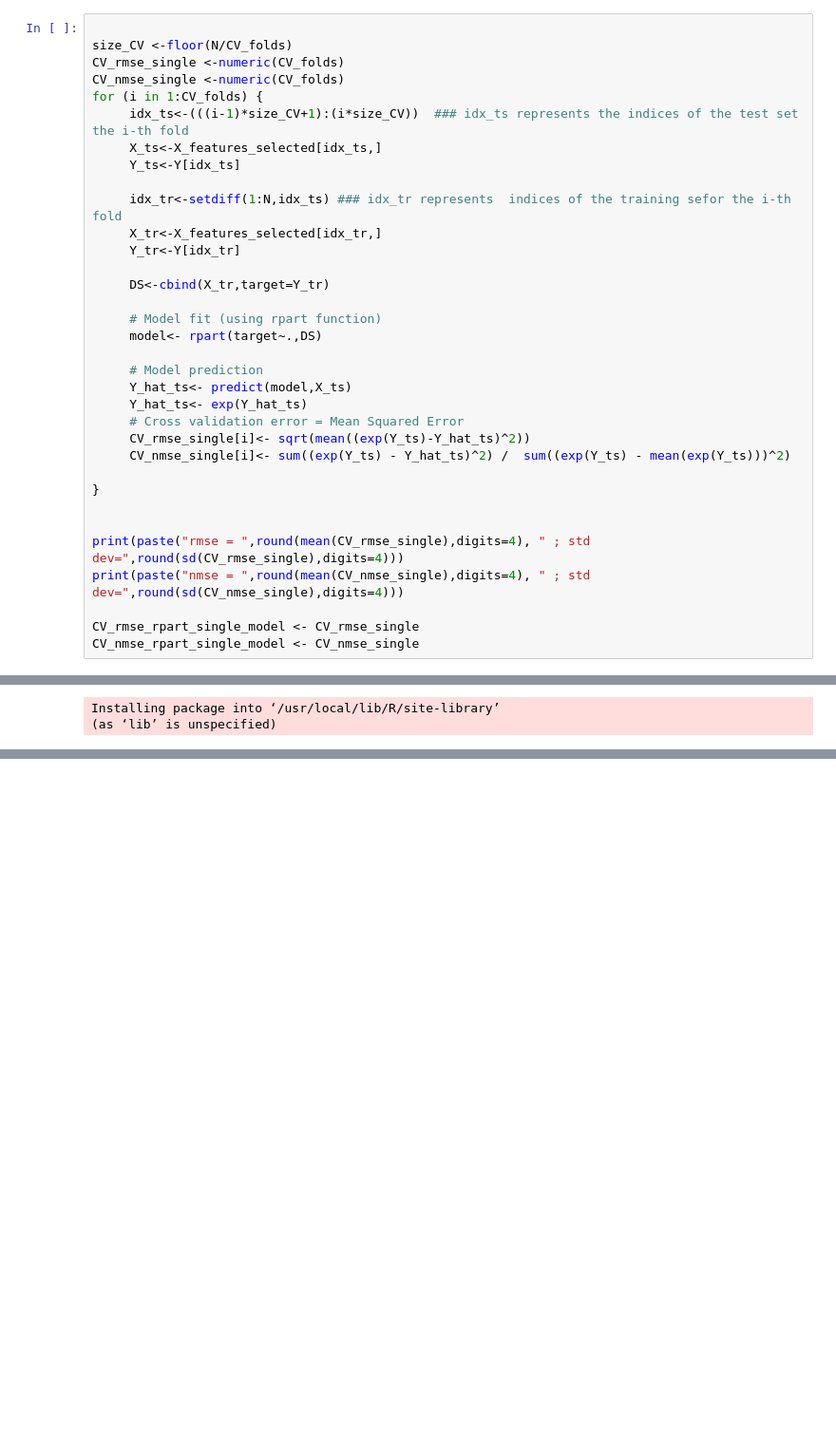
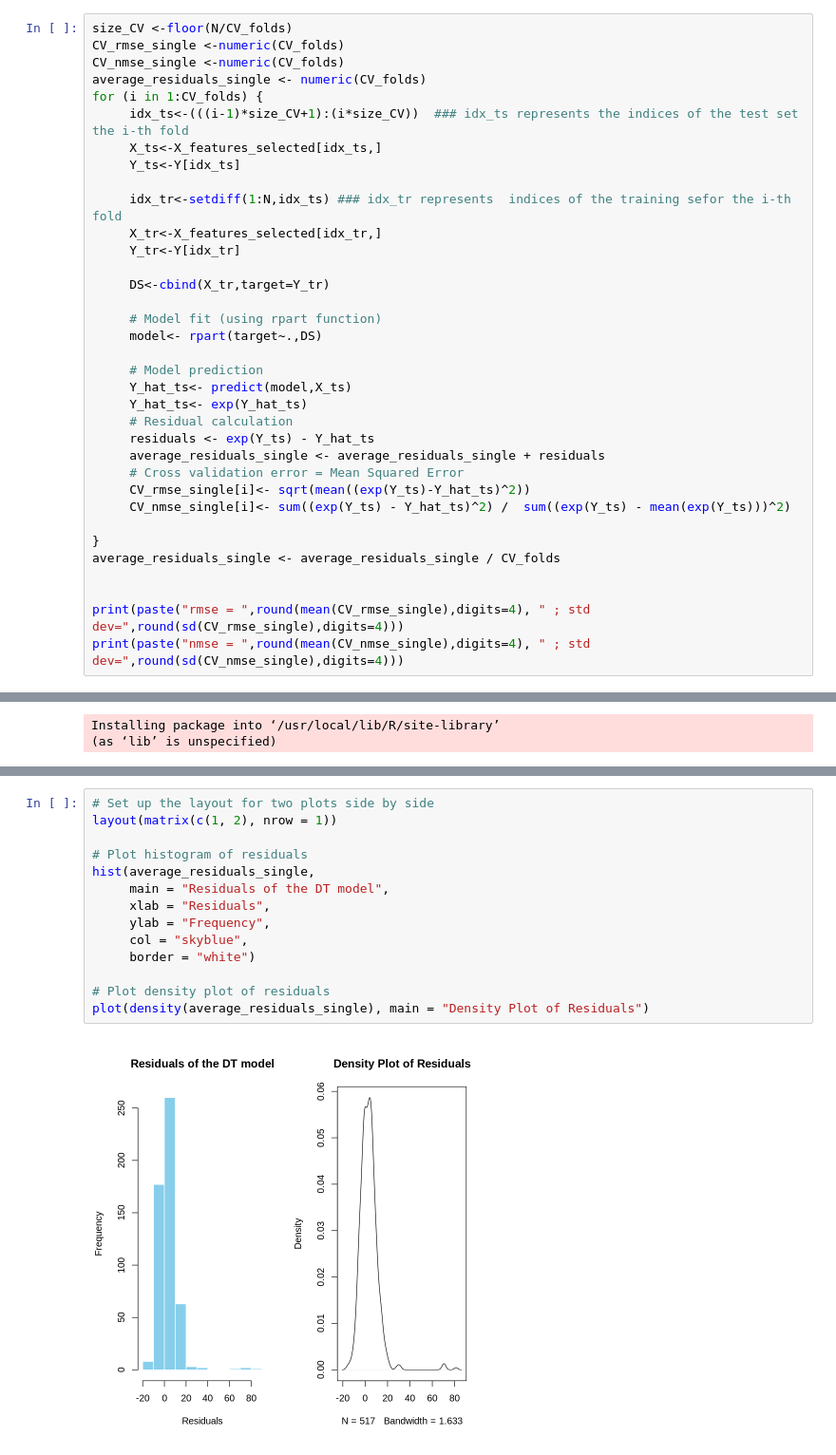
Before and after one commit to ULB-INFO-F-422/urban-air-pollution-challenge-ayemsa, a Jupyter notebook: projet.ipynb, the cells around one changed output, grey strips where cells are left out. Shown at 95% size. Cells and saved outputs as stored; diff of their text form; blank space fills up the shorter version.

```diff
--- a/projet.ipynb
+++ b/projet.ipynb
@@ -842,8 +835,8 @@ ERROR: Error in eval(expr, envir, enclos): object 'N' not found
 # %%
-
 size_CV <-floor(N/CV_folds)
 CV_rmse_single <-numeric(CV_folds)
 CV_nmse_single <-numeric(CV_folds)
+average_residuals_single <- numeric(CV_folds)
 for (i in 1:CV_folds) {
      idx_ts<-(((i-1)*size_CV+1):(i*size_CV))  ### idx_ts represents the indices of the test set the i-th fold
      X_ts<-X_features_selected[idx_ts,]
@@ -861,16 +854,17 @@ for (i in 1:CV_folds) {
      # Model prediction
      Y_hat_ts<- predict(model,X_ts)
      Y_hat_ts<- exp(Y_hat_ts)
+     # Residual calculation
+     residuals <- exp(Y_ts) - Y_hat_ts
+     average_residuals_single <- average_residuals_single + residuals
      # Cross validation error = Mean Squared Error
      CV_rmse_single[i]<- sqrt(mean((exp(Y_ts)-Y_hat_ts)^2))
      CV_nmse_single[i]<- sum((exp(Y_ts) - Y_hat_ts)^2) /  sum((exp(Y_ts) - mean(exp(Y_ts)))^2)
 
 }
+average_residuals_single <- average_residuals_single / CV_folds
 
 
 print(paste("rmse = ",round(mean(CV_rmse_single),digits=4), " ; std dev=",round(sd(CV_rmse_single),digits=4)))
 print(paste("nmse = ",round(mean(CV_nmse_single),digits=4), " ; std dev=",round(sd(CV_nmse_single),digits=4)))
-
-CV_rmse_rpart_single_model <- CV_rmse_single
-CV_nmse_rpart_single_model <- CV_nmse_single
 # %% [output]
@@ -1143,0 +1240,16 @@ ggplot(mse_df, aes(x = model, y = mse, fill = model)) +
+# %%
+# Set up the layout for two plots side by side
+layout(matrix(c(1, 2), nrow = 1))
+
+# Plot histogram of residuals
+hist(average_residuals_single,
+     main = "Residuals of the DT model",
+     xlab = "Residuals",
+     ylab = "Frequency",
+     col = "skyblue",
+     border = "white")
+
+# Plot density plot of residuals
+plot(density(average_residuals_single), main = "Density Plot of Residuals")
+# %% [output]
+[figure, added]
```
Also changed, not shown: parts of 53 cells of this notebook.
